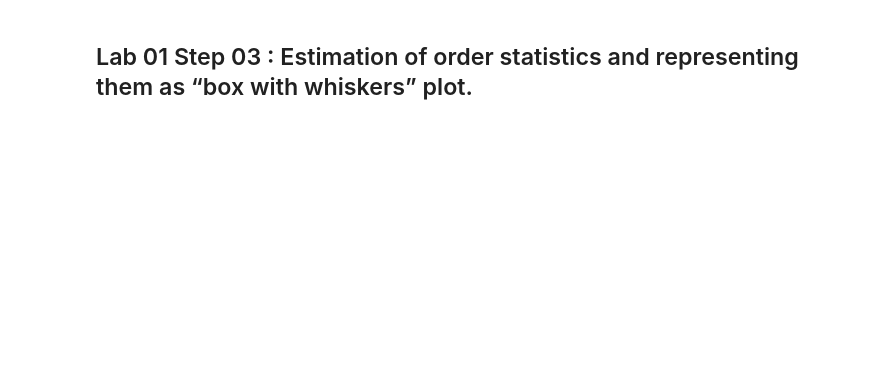
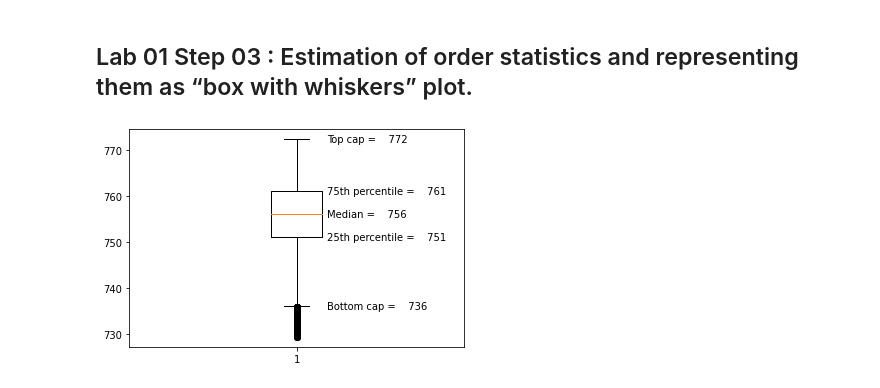
Before and after one commit to Nemat-Allah-Aloush/Multivariate_Data_Analysis, a Jupyter notebook: lab_01.ipynb, the cells around one changed output. Saved outputs shown, nothing was run; the diff lists cells and outputs as text; code cells hidden in the pictures; blank space fills up the shorter version.

```diff
--- a/lab_01.ipynb
+++ b/lab_01.ipynb
@@ -127,0 +173,10 @@ plt.tight_layout()
+# %%
+#03.02 plotting box with whiskers for one column
+one_col = df_sample_colomn_energydata[df_sample_colomn_energydata.columns[4]].to_numpy()
+fig, ax = plt.subplots()
+# Create the boxplot and store the resulting python dictionary
+boxplot=plt.boxplot(one_col)
+# Call the function to make labels
+make_labels(ax, boxplot)
+# %% [output]
+[figure, added]
```
Also changed, not shown: parts of 4 cells of this notebook.
